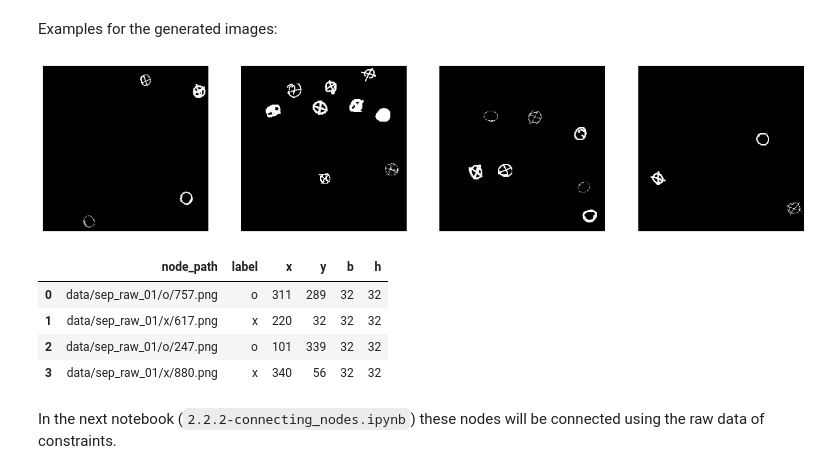
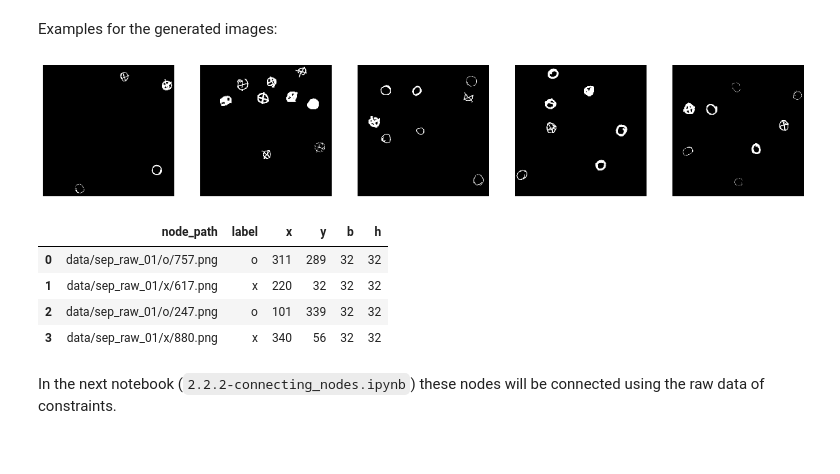
Before and after one commit to klawr/deepmech, a Jupyter notebook: reports/sep/notebooks/2.2.1-constraint_data_gen.ipynb, the cells around one changed output. Cells and saved outputs as stored; diff of their text form; code cells hidden in the pictures.

```diff
--- a/reports/sep/notebooks/2.2.1-constraint_data_gen.ipynb
+++ b/reports/sep/notebooks/2.2.1-constraint_data_gen.ipynb
@@ -136,18 +131,18 @@ Examples for the generated images:
 # %%
 plt.figure(figsize=(20,20))
 
-for idx, image_path in enumerate(os.listdir(interim)[:4]):
-    image = cv2.imread(path.join(interim, image_path), cv2.IMREAD_GRAYSCALE)
-    plt.subplot(1, 4, idx + 1)
+for idx, series in df.head().iterrows():
+    image = cv2.imread(series.image_path, cv2.IMREAD_GRAYSCALE)
+    plt.subplot(1, 5, idx + 1)
     plt.set_cmap('gray')
     plt.axis('off')
     plt.imshow(image)
 
 plt.show()
 
 pd.DataFrame(df.nodes[0])
 # %% [output]
-[figure, old version]
+[figure, new version]
 |  | node_path | label | x | y | b | h |
 | 0 | data/sep_raw_01/o/757.png | o | 311 | 289 | 32 | 32 |
 | 1 | data/sep_raw_01/x/617.png | x | 220 | 32 | 32 | 32 |
```
Also changed, not shown: parts of 1 cell of this notebook, 3 other files.
